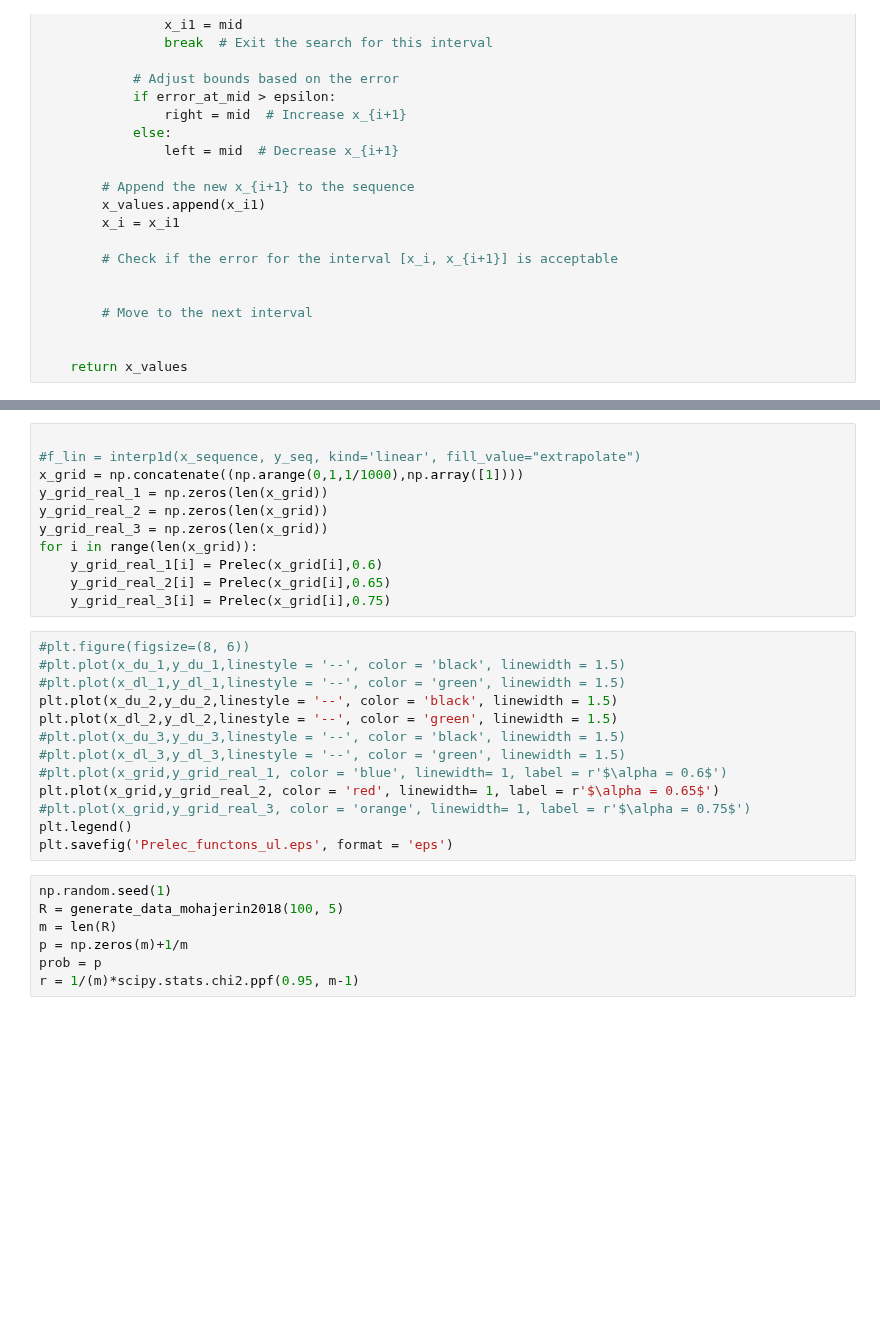
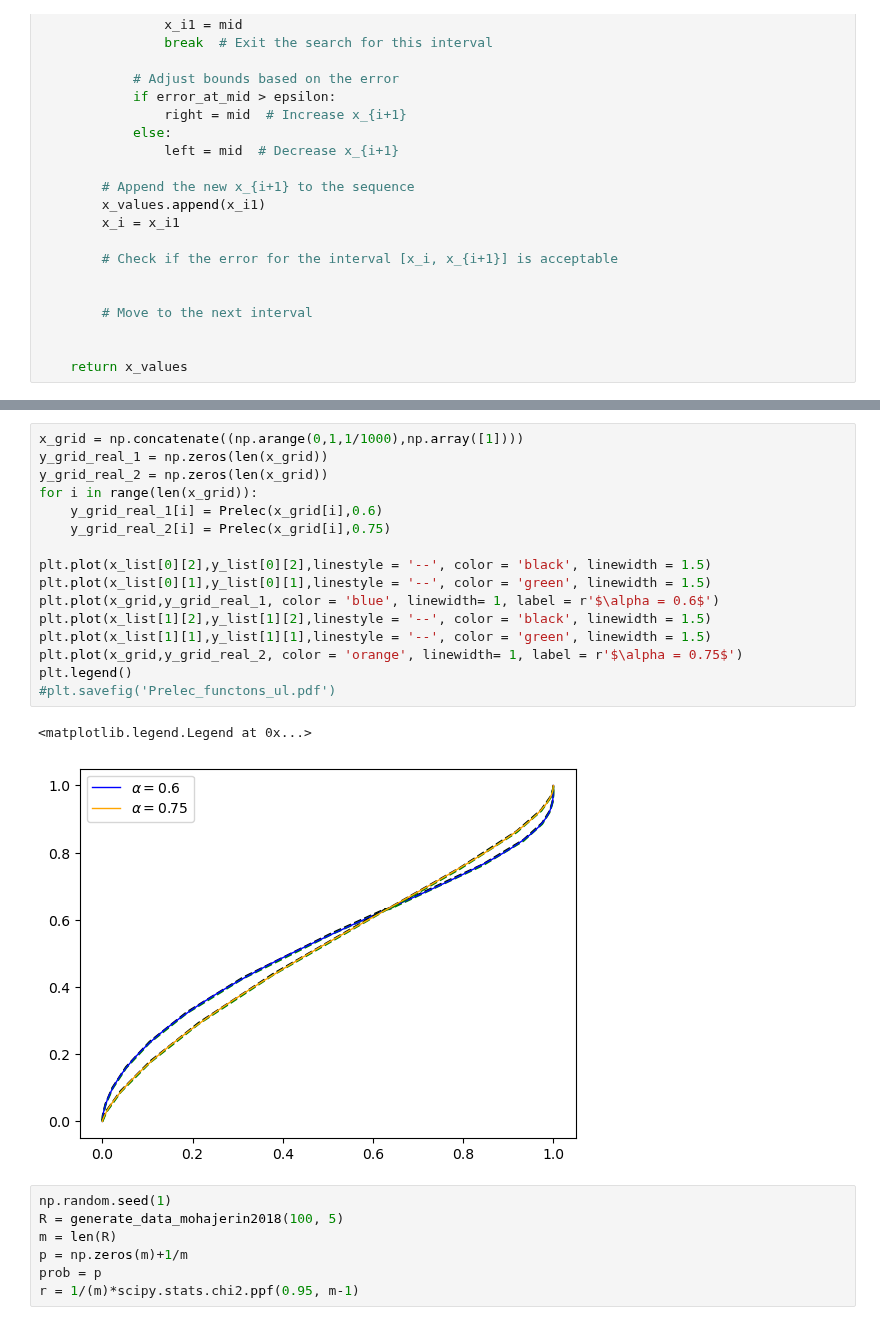
Before and after one commit to GuanJinNL/Robust_Optimization_Risk_Measures, a Jupyter notebook: Prelec_Portfolio.ipynb, the cells around one changed output, grey strips where cells are left out. Cells and saved outputs as stored; diff of their text form; blank space fills up the shorter version.

```diff
--- a/Prelec_Portfolio.ipynb
+++ b/Prelec_Portfolio.ipynb
@@ -422,27 +406,22 @@ else:
 # %%
-
-#f_lin = interp1d(x_sequence, y_seq, kind='linear', fill_value="extrapolate")
 x_grid = np.concatenate((np.arange(0,1,1/1000),np.array([1])))
 y_grid_real_1 = np.zeros(len(x_grid))
 y_grid_real_2 = np.zeros(len(x_grid))
-y_grid_real_3 = np.zeros(len(x_grid))
 for i in range(len(x_grid)):
     y_grid_real_1[i] = Prelec(x_grid[i],0.6)
-    y_grid_real_2[i] = Prelec(x_grid[i],0.65)
-    y_grid_real_3[i] = Prelec(x_grid[i],0.75)
+    y_grid_real_2[i] = Prelec(x_grid[i],0.75)
+
+plt.plot(x_list[0][2],y_list[0][2],linestyle = '--', color = 'black', linewidth = 1.5)
+plt.plot(x_list[0][1],y_list[0][1],linestyle = '--', color = 'green', linewidth = 1.5)
+plt.plot(x_grid,y_grid_real_1, color = 'blue', linewidth= 1, label = r'$\alpha = 0.6$')
+plt.plot(x_list[1][2],y_list[1][2],linestyle = '--', color = 'black', linewidth = 1.5)
+plt.plot(x_list[1][1],y_list[1][1],linestyle = '--', color = 'green', linewidth = 1.5)
+plt.plot(x_grid,y_grid_real_2, color = 'orange', linewidth= 1, label = r'$\alpha = 0.75$')
+plt.legend()
+#plt.savefig('Prelec_functons_ul.pdf')
+# %% [output]
+<matplotlib.legend.Legend at 0x...>
+[figure, added]
-# %%
-#plt.figure(figsize=(8, 6))
-#plt.plot(x_du_1,y_du_1,linestyle = '--', color = 'black', linewidth = 1.5)
-#plt.plot(x_dl_1,y_dl_1,linestyle = '--', color = 'green', linewidth = 1.5)
-plt.plot(x_du_2,y_du_2,linestyle = '--', color = 'black', linewidth = 1.5)
-plt.plot(x_dl_2,y_dl_2,linestyle = '--', color = 'green', linewidth = 1.5)
-#plt.plot(x_du_3,y_du_3,linestyle = '--', color = 'black', linewidth = 1.5)
-#plt.plot(x_dl_3,y_dl_3,linestyle = '--', color = 'green', linewidth = 1.5)
-#plt.plot(x_grid,y_grid_real_1, color = 'blue', linewidth= 1, label = r'$\alpha = 0.6$')
-plt.plot(x_grid,y_grid_real_2, color = 'red', linewidth= 1, label = r'$\alpha = 0.65$')
-#plt.plot(x_grid,y_grid_real_3, color = 'orange', linewidth= 1, label = r'$\alpha = 0.75$')
-plt.legend()
-plt.savefig('Prelec_functons_ul.eps', format = 'eps')
 # %%
 np.random.seed(1)
 R = generate_data_mohajerin2018(100, 5)
```
Also changed, not shown: parts of 7 cells of this notebook.
